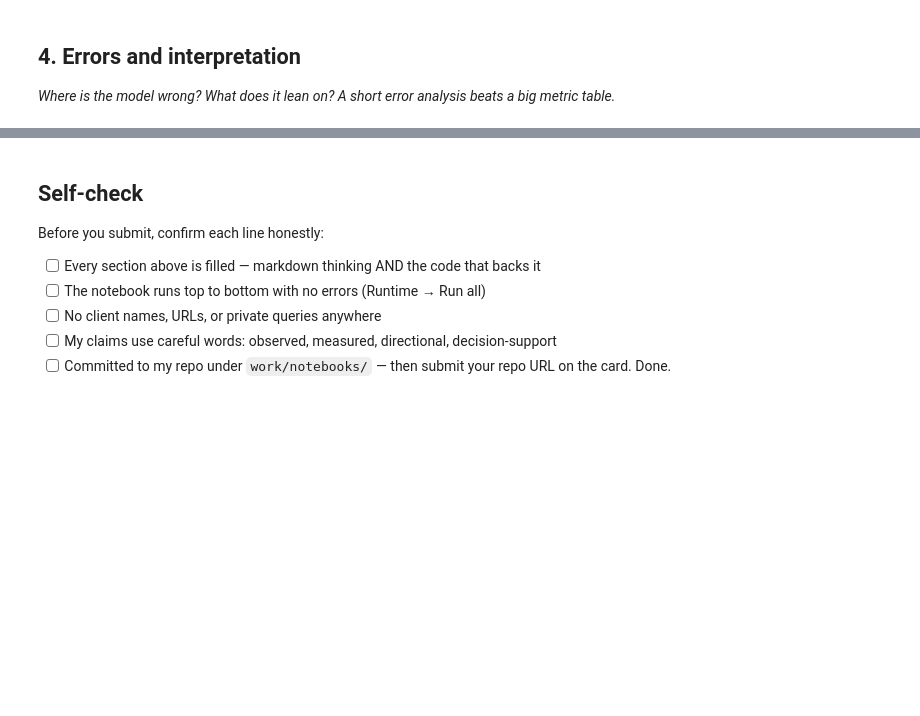
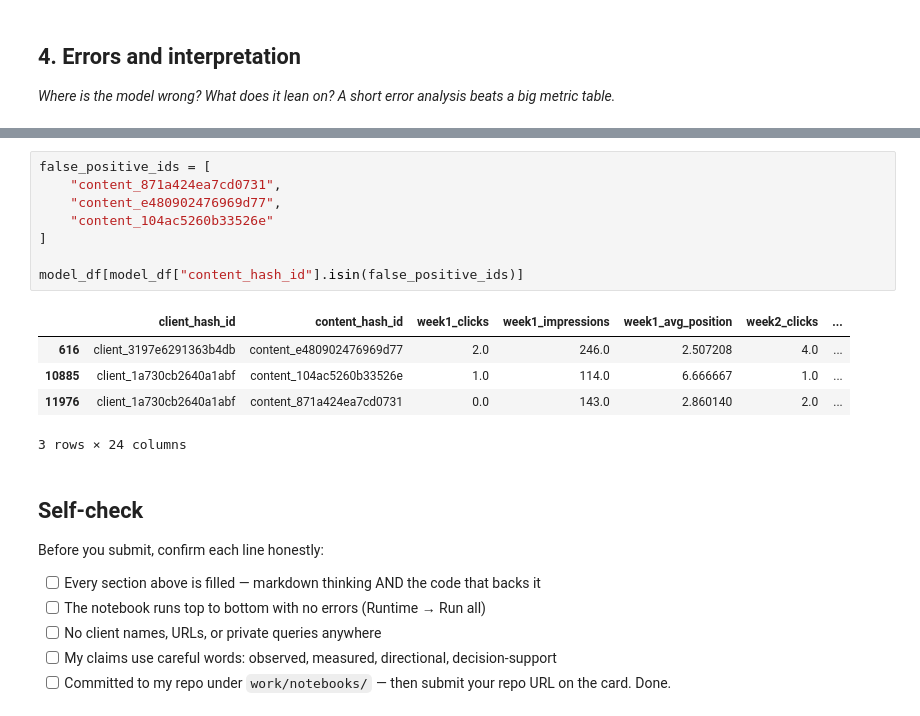
Before and after one commit to JasperOwen/flyrank-ml-internship, a Jupyter notebook: work/notebooks/w05_model.ipynb, the cells around one changed output, grey strips where cells are left out. Saved outputs shown, nothing was run; the diff lists cells and outputs as text; blank space fills up the shorter version.

```diff
--- a/work/notebooks/w05_model.ipynb
+++ b/work/notebooks/w05_model.ipynb
@@ -361,3 +434,17 @@ My models use ranking and performance signals from the first half of March 2026
+# %%
+false_positive_ids = [
+    "content_871a424ea7cd0731",
+    "content_e480902476969d77",
+    "content_104ac5260b33526e"
+]
+
+model_df[model_df["content_hash_id"].isin(false_positive_ids)]
+# %% [output]
+|  | client_hash_id | content_hash_id | week1_clicks | week1_impressions | week1_avg_position | week2_clicks | ... |
+| 616 | client_3197e6291363b4db | content_e480902476969d77 | 2.0 | 246.0 | 2.507208 | 4.0 | ... |
+| 10885 | client_1a730cb2640a1abf | content_104ac5260b33526e | 1.0 | 114.0 | 6.666667 | 1.0 | ... |
+| 11976 | client_1a730cb2640a1abf | content_871a424ea7cd0731 | 0.0 | 143.0 | 2.860140 | 2.0 | ... |
+3 rows × 24 columns
 # %% [markdown]
 ## Self-check
 
```
Also changed, not shown: parts of 10 cells of this notebook.
